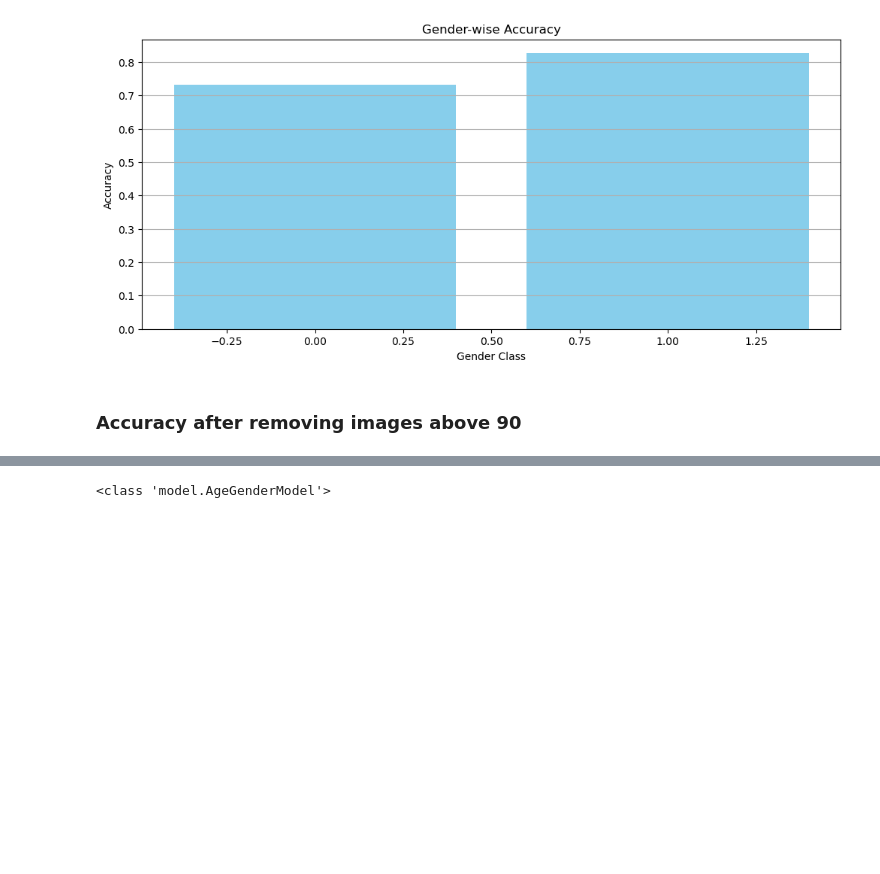
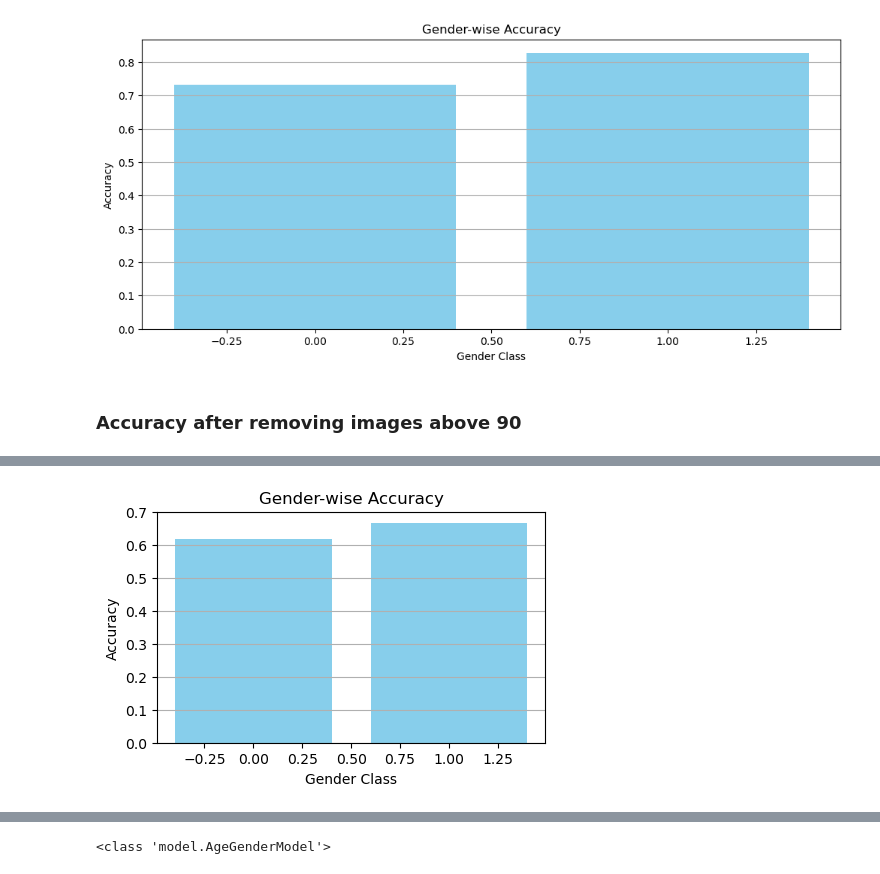
Before and after one commit to shindevaish/age_gender_classifier_cnn, a Jupyter notebook: evaluation.ipynb, the cells around one changed output, grey strips where cells are left out. Drawn from its saved outputs; the diff is of its cells as text; code cells hidden in the pictures; blank space fills up the shorter version.

```diff
--- a/evaluation.ipynb
+++ b/evaluation.ipynb
@@ -284,0 +345,15 @@ plt.show()
+# %%
+import matplotlib.pyplot as plt
+
+gender = sorted(gender_total.keys())
+accs = [gender_correct[a] / gender_total[a] for a in gender]
+
+plt.figure(figsize=(5,3))
+plt.bar(gender, accs, color='skyblue')
+plt.xlabel("Gender Class")
+plt.ylabel("Accuracy")
+plt.title("Gender-wise Accuracy")
+plt.grid(axis='y')
+plt.show()
+# %% [output]
+[figure, added]
```
Also changed, not shown: parts of 20 cells of this notebook.
